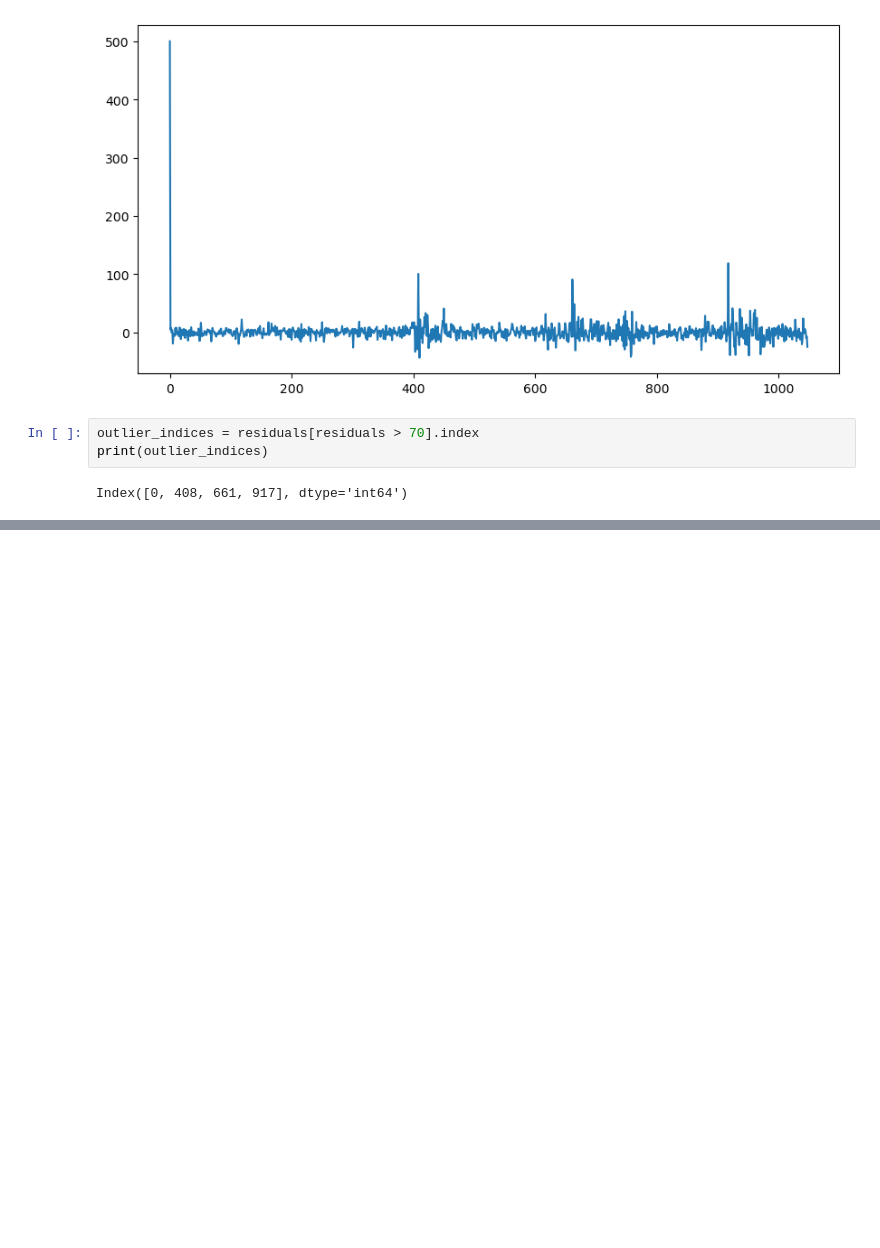
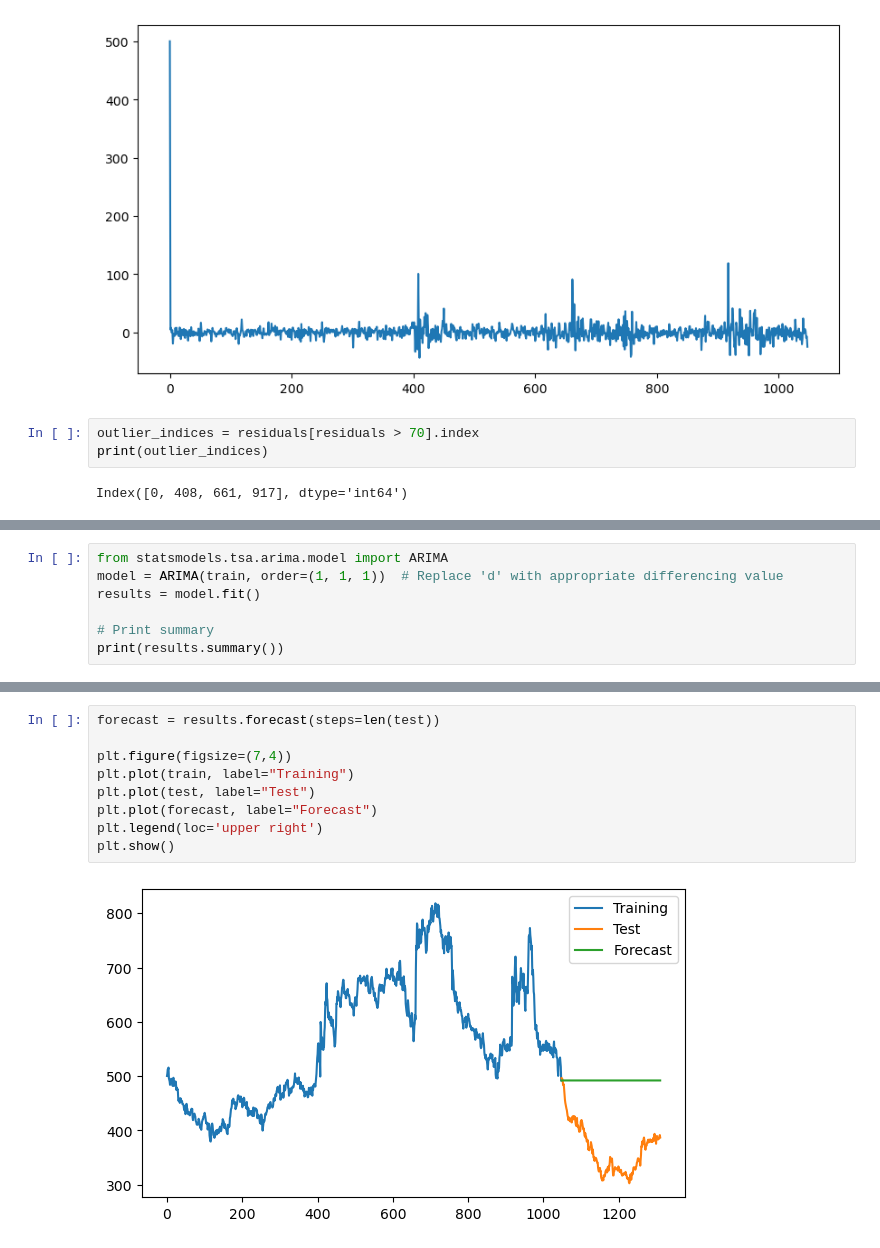
Before and after one commit to WItso/my_portfolio, a Jupyter notebook: Projects/Grain2.ipynb, the cells around one changed output, grey strips where cells are left out. Saved outputs shown, nothing was run; the diff lists cells and outputs as text; blank space fills up the shorter version.

Commit message:
More grain price forecasts

```diff
--- a/Projects/Grain2.ipynb
+++ b/Projects/Grain2.ipynb
@@ -140,0 +144,7 @@ mor
+# %%
+from statsmodels.tsa.arima.model import ARIMA
+model = ARIMA(train, order=(1, 1, 1))  # Replace 'd' with appropriate differencing value
+results = model.fit()
+
+# Print summary
+print(results.summary())
@@ -140,0 +169,11 @@ mor
+# %%
+forecast = results.forecast(steps=len(test))
+
+plt.figure(figsize=(7,4))
+plt.plot(train, label="Training")
+plt.plot(test, label="Test")
+plt.plot(forecast, label="Forecast")
+plt.legend(loc='upper right')
+plt.show()
+# %% [output]
+[figure, added]
```
Also changed, not shown: parts of 12 cells of this notebook, 2 other files.
